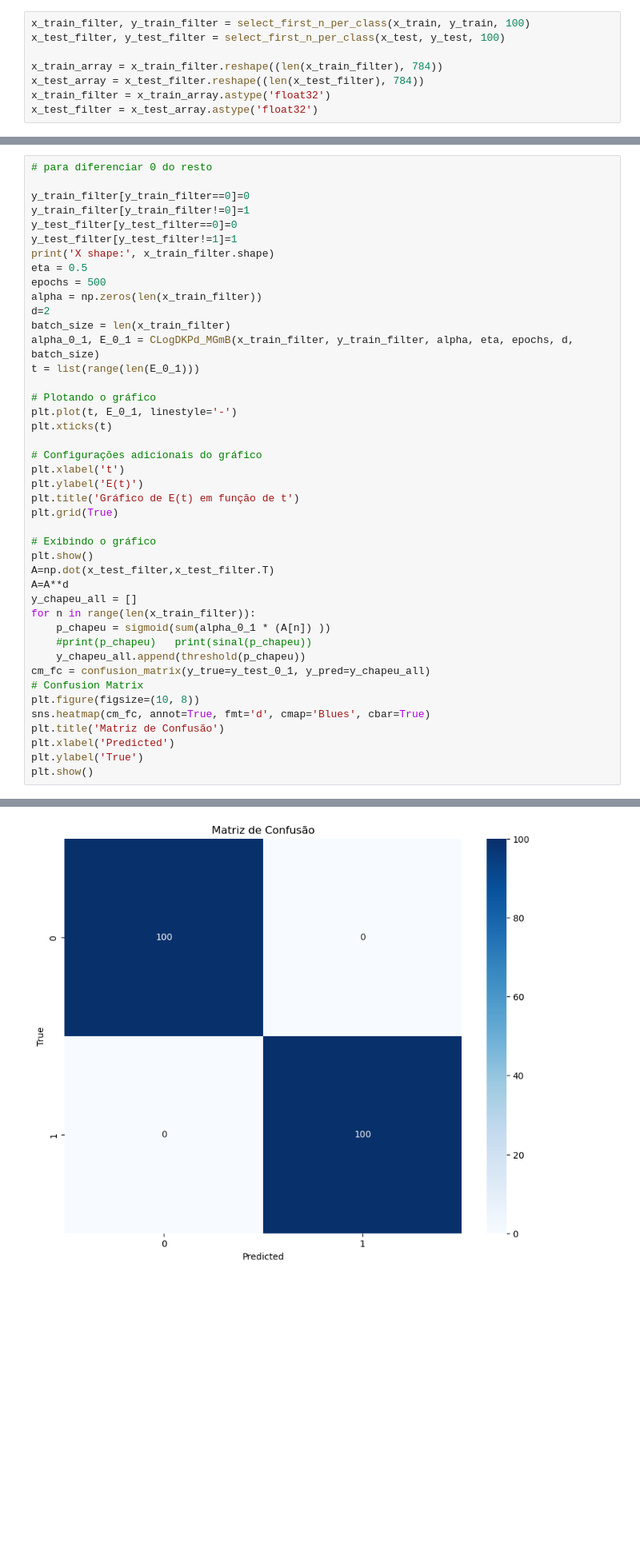
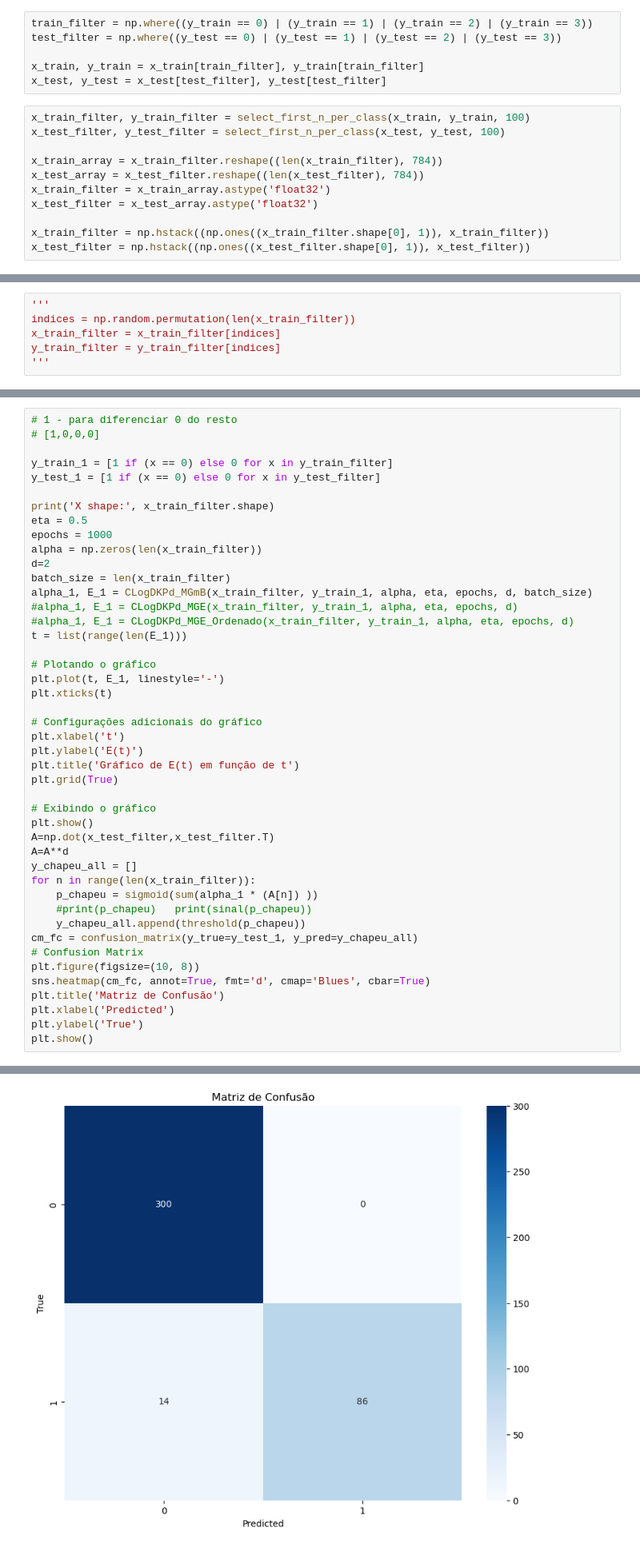
Before and after one commit to GuiSSMartins/OML-MMC, a Jupyter notebook: ECOC.ipynb, the cells around one changed output, grey strips where cells are left out. Shown: that part at 80% size. Drawn from its saved outputs; the diff is of its cells as text; blank space fills up the shorter version.

```diff
--- a/ECOC.ipynb
+++ b/ECOC.ipynb
@@ -57,6 +57,12 @@ def select_first_n_per_class(x, y, n):
         y_selected.append(y[idx])
 
     return np.concatenate(x_selected), np.concatenate(y_selected)
+# %%
+train_filter = np.where((y_train == 0) | (y_train == 1) | (y_train == 2) | (y_train == 3))
+test_filter = np.where((y_test == 0) | (y_test == 1) | (y_test == 2) | (y_test == 3))
+
+x_train, y_train = x_train[train_filter], y_train[train_filter]
+x_test, y_test = x_test[test_filter], y_test[test_filter]
 # %%
 x_train_filter, y_train_filter = select_first_n_per_class(x_train, y_train, 100)
 x_test_filter, y_test_filter = select_first_n_per_class(x_test, y_test, 100)
@@ -65,3 +71,6 @@ x_train_array = x_train_filter.reshape((len(x_train_filter), 784))
 x_test_array = x_test_filter.reshape((len(x_test_filter), 784))
 x_train_filter = x_train_array.astype('float32')
 x_test_filter = x_test_array.astype('float32')
+
+x_train_filter = np.hstack((np.ones((x_train_filter.shape[0], 1)), x_train_filter))
+x_test_filter = np.hstack((np.ones((x_test_filter.shape[0], 1)), x_test_filter))
@@ -77,0 +77,6 @@ array([[0., 0., 0., ..., 0., 0., 0.],
+# %%
+'''
+indices = np.random.permutation(len(x_train_filter))
+x_train_filter = x_train_filter[indices]
+y_train_filter = y_train_filter[indices]
+'''
@@ -78,21 +85,23 @@ array([[0., 0., 0., ..., 0., 0., 0.],
 # %%
-# para diferenciar 0 do resto
+# 1 - para diferenciar 0 do resto
+# [1,0,0,0]
 
-y_train_filter[y_train_filter==0]=0
-y_train_filter[y_train_filter!=0]=1
-y_test_filter[y_test_filter==0]=0
-y_test_filter[y_test_filter!=1]=1
+y_train_1 = [1 if (x == 0) else 0 for x in y_train_filter]
+y_test_1 = [1 if (x == 0) else 0 for x in y_test_filter]
+
 print('X shape:', x_train_filter.shape)
 eta = 0.5
-epochs = 500
+epochs = 1000
 alpha = np.zeros(len(x_train_filter))
 d=2
 batch_size = len(x_train_filter)
-alpha_0_1, E_0_1 = CLogDKPd_MGmB(x_train_filter, y_train_filter, alpha, eta, epochs, d, batch_size)
-t = list(range(len(E_0_1)))
+alpha_1, E_1 = CLogDKPd_MGmB(x_train_filter, y_train_1, alpha, eta, epochs, d, batch_size)
+#alpha_1, E_1 = CLogDKPd_MGE(x_train_filter, y_train_1, alpha, eta, epochs, d)
+#alpha_1, E_1 = CLogDKPd_MGE_Ordenado(x_train_filter, y_train_1, alpha, eta, epochs, d)
+t = list(range(len(E_1)))
 
 # Plotando o gráfico
-plt.plot(t, E_0_1, linestyle='-')
+plt.plot(t, E_1, linestyle='-')
 plt.xticks(t)
 
 # Configurações adicionais do gráfico
@@ -107,10 +116,10 @@ A=np.dot(x_test_filter,x_test_filter.T)
 A=A**d
 y_chapeu_all = []
 for n in range(len(x_train_filter)):
-    p_chapeu = sigmoid(sum(alpha_0_1 * (A[n]) ))
+    p_chapeu = sigmoid(sum(alpha_1 * (A[n]) ))
     #print(p_chapeu)   print(sinal(p_chapeu))
     y_chapeu_all.append(threshold(p_chapeu))
-cm_fc = confusion_matrix(y_true=y_test_0_1, y_pred=y_chapeu_all)
+cm_fc = confusion_matrix(y_true=y_test_1, y_pred=y_chapeu_all)
 # Confusion Matrix
 plt.figure(figsize=(10, 8))
 sns.heatmap(cm_fc, annot=True, fmt='d', cmap='Blues', cbar=True)
@@ -124 +133 @@ X shape: (200, 784)
-[figure, old version]
+[figure, new version]
```
Also changed, not shown: parts of 16 cells of this notebook, 1 other file.
